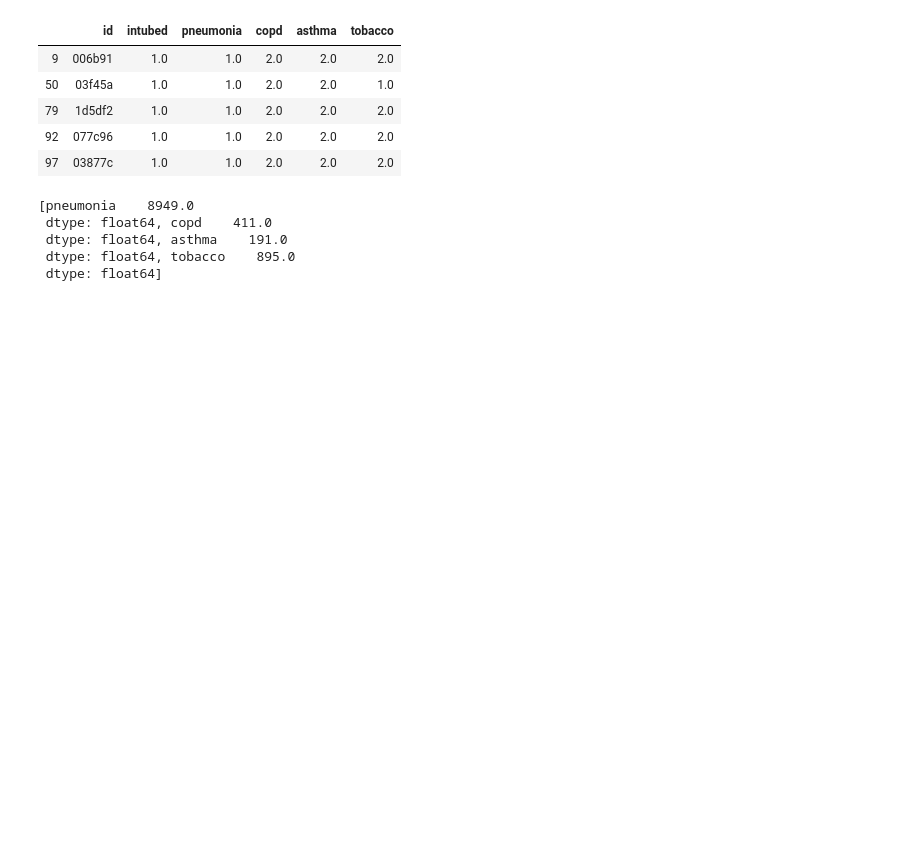
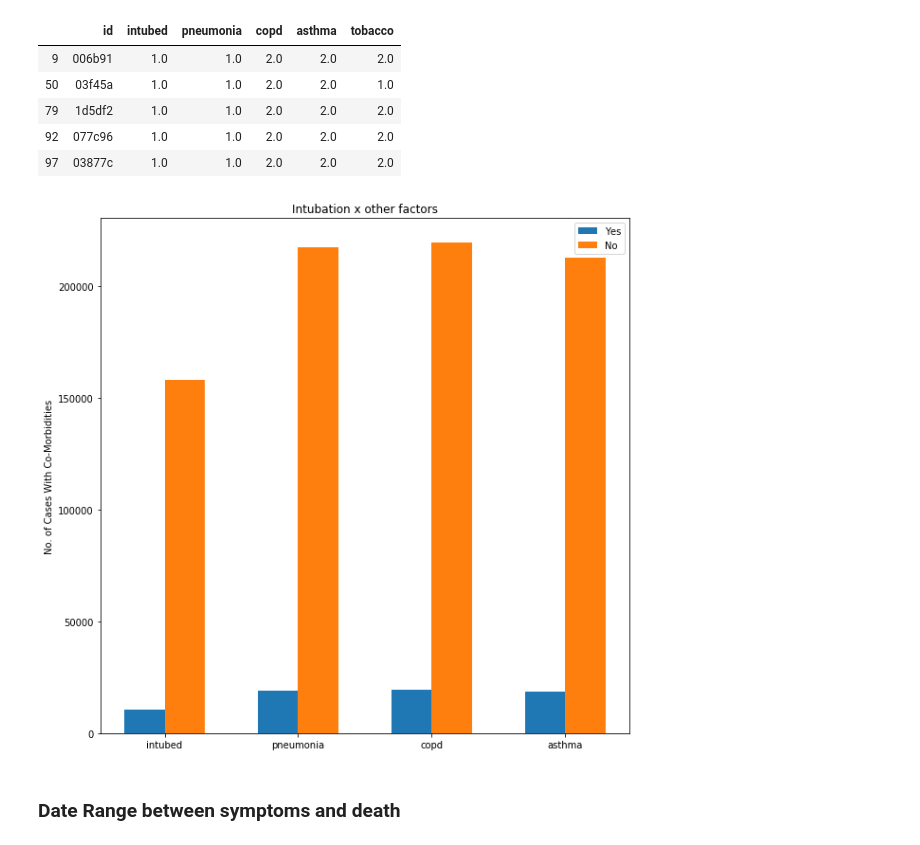
Before and after one commit to lburns660/2PullOrNot2Pull, a Jupyter notebook: Visualisations.ipynb, the cells around one changed output. Drawn from its saved outputs; the diff is of its cells as text; code cells hidden in the pictures; blank space fills up the shorter version.

```diff
--- a/Visualisations.ipynb
+++ b/Visualisations.ipynb
@@ -52,9 +52,7 @@ intubation_vs_other.head()
 | 3 | 0b5948 | 2 | 1 | 2 | 2 | 2 |
 | 4 | 0d01b5 | 2 | 2 | 2 | 2 | 2 |
 # %%
-intubation_vs_other = intubation_vs_other.replace(97, np.nan)
-intubation_vs_other = intubation_vs_other.replace(98, np.nan)
-intubation_vs_other = intubation_vs_other.replace(99, np.nan)
+intubation_vs_other = intubation_vs_other.replace([97, 98,99], np.nan)
 intubation_vs_other = intubation_vs_other.dropna(axis=0)
 # %%
 intubation_vs_other.head()
@@ -77,53 +75,40 @@ intubed_true.head()
 | 79 | 1d5df2 | 1.0 | 1.0 | 2.0 | 2.0 | 2.0 |
 | 92 | 077c96 | 1.0 | 1.0 | 2.0 | 2.0 | 2.0 |
 | 97 | 03877c | 1.0 | 1.0 | 2.0 | 2.0 | 2.0 |
-# %%
-N = 4
-
-intubed_yes = [(intubed_true.loc[intubed_true['pneumonia'] == 1,['pneumonia']].sum()),
-               (intubed_true.loc[intubed_true['copd'] == 1,['copd']].sum()),
-               (intubed_true.loc[intubed_true['asthma'] == 1,['asthma']].sum()),
-               (intubed_true.loc[intubed_true['tobacco'] == 1,['tobacco']].sum())]
-
-intubed_yes = [intubed_true['pneumonia'].to_numpy().count(),
-               intubed_true['copd'].to_numpy().count(),
-               intubed_true['asthma'].to_numpy().count(),
-               intubed_true['pneumonia'].to_numpy().count()]
-
-intubed_no = [(intubed_false.loc[intubed_false['pneumonia'] == 1,['pneumonia']].sum()),
-               (intubed_false.loc[intubed_false['copd'] == 1,['copd']].sum()),
-               (intubed_false.loc[intubed_false['asthma'] == 1,['asthma']].sum()),
-               (intubed_false.loc[intubed_false['tobacco'] == 1,['tobacco']].sum())]
-
-intubed_yes
-
-#intubed_yes = [8949.0, 411.0, 191.0, 895.0]
-
-#intubed_no = [64233.0, 5063.0, 2943.0, 9814.0]
-# %% [output]
-[pneumonia    8949.0
- dtype: float64, copd    411.0
- dtype: float64, asthma    191.0
- dtype: float64, tobacco    895.0
- dtype: float64]
+# %%
+intubed_yes = [intubed_true['pneumonia'].to_numpy().sum(),
+               intubed_true['copd'].to_numpy().sum(),
+               intubed_true['asthma'].to_numpy().sum(),
+               intubed_true['tobacco'].to_numpy().sum()]
+
+intubed_no = [intubed_false['pneumonia'].to_numpy().sum(),
+               intubed_false['copd'].to_numpy().sum(),
+               intubed_false['asthma'].to_numpy().sum(),
+               intubed_false['tobacco'].to_numpy().sum()]
 # %%
 # Position of bars on x-axis
-ind = np.arange(N)
+ind = np.arange(len(intubed_no))
 
 # Figure size
 plt.figure(figsize=(10,10))
 
 # Width of a bar
 width = 0.3
 
 # Plotting
 plt.bar(ind, intubed_yes , width, label='Yes')
 plt.bar(ind + width, intubed_no, width, label='No')
 
 plt.ylabel('No. of Cases With Co-Morbidities')
 plt.title('Intubation x other factors')
 
-plt.xticks(ind + width / 2, ('pneumonia', 'copd', 'asthma', 'tobacco'))
+col_names = intubed_true.columns.values[1:]
+
+plt.xticks(ind + width / 2, col_names)
 
 plt.legend(loc='best')
 plt.show()
+# %% [output]
+[figure, added]
+# %% [markdown]
+### Date Range between symptoms and death
```
Also changed, not shown: parts of 16 cells of this notebook, 1 other file.
